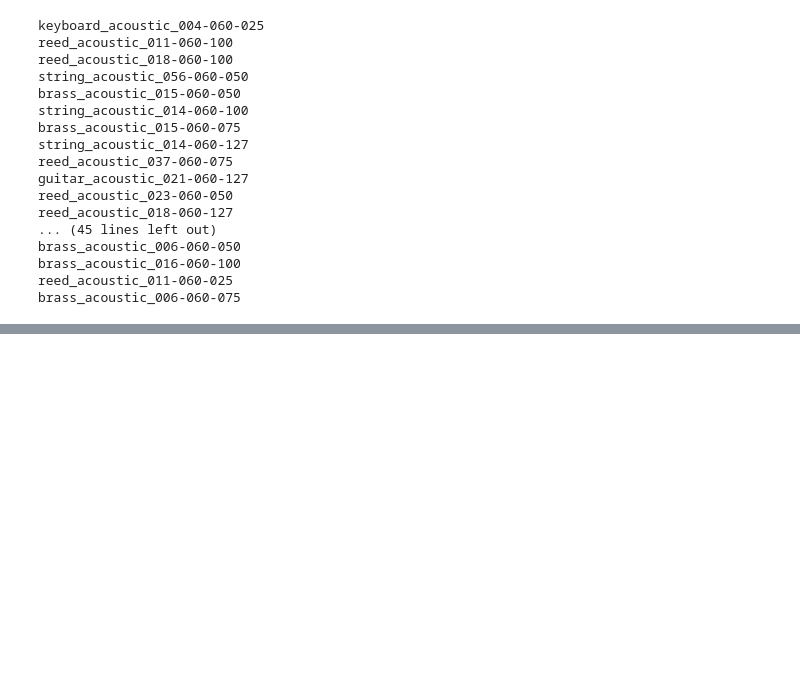
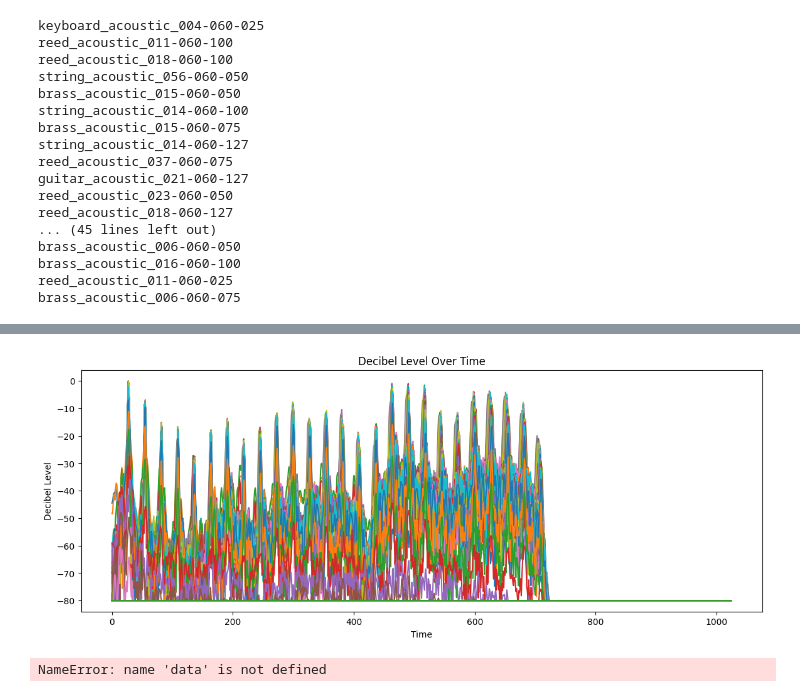
Before and after one commit to pchitiveli/dootdoot, a Jupyter notebook: getData.ipynb, the cells around one changed output, grey strips where cells are left out. Saved outputs shown, nothing was run; the diff lists cells and outputs as text; code cells hidden in the pictures; blank space fills up the shorter version.

```diff
--- a/getData.ipynb
+++ b/getData.ipynb
@@ -81,0 +103,10 @@ for i in range(10):
+# %%
+
+plt.figure(figsize=(14, 5))
+plt.plot(S_db)
+plt.xlabel('Time')
+plt.ylabel('Decibel Level')
+plt.title('Decibel Level Over Time')
+plt.show()
+# %% [output]
+[figure, added]
@@ -81,0 +122,12 @@ for i in range(10):
+# %%
+for i in tqdm(range(len(data))):
+    array, sampling_rate = librosa.load("./data/validateTemp/" + data[i]["audioFile"]+".wav")
+    D = librosa.stft(array)
+    S_db = librosa.amplitude_to_db(np.abs(D), ref=np.max)
+    plt.figure().set_figwidth(12)
+    plt.axis('off')
+    librosa.display.specshow(S_db)
+    plt.savefig("./data/validate/"+data[i]["audioFile"]+"__"+str(data[i]["pitch"])+".png", bbox_inches='tight', pad_inches=0)
+    plt.close()
+# %% [output]
+NameError: name 'data' is not defined
```
Also changed, not shown: parts of 5 cells of this notebook, 2 other files.
